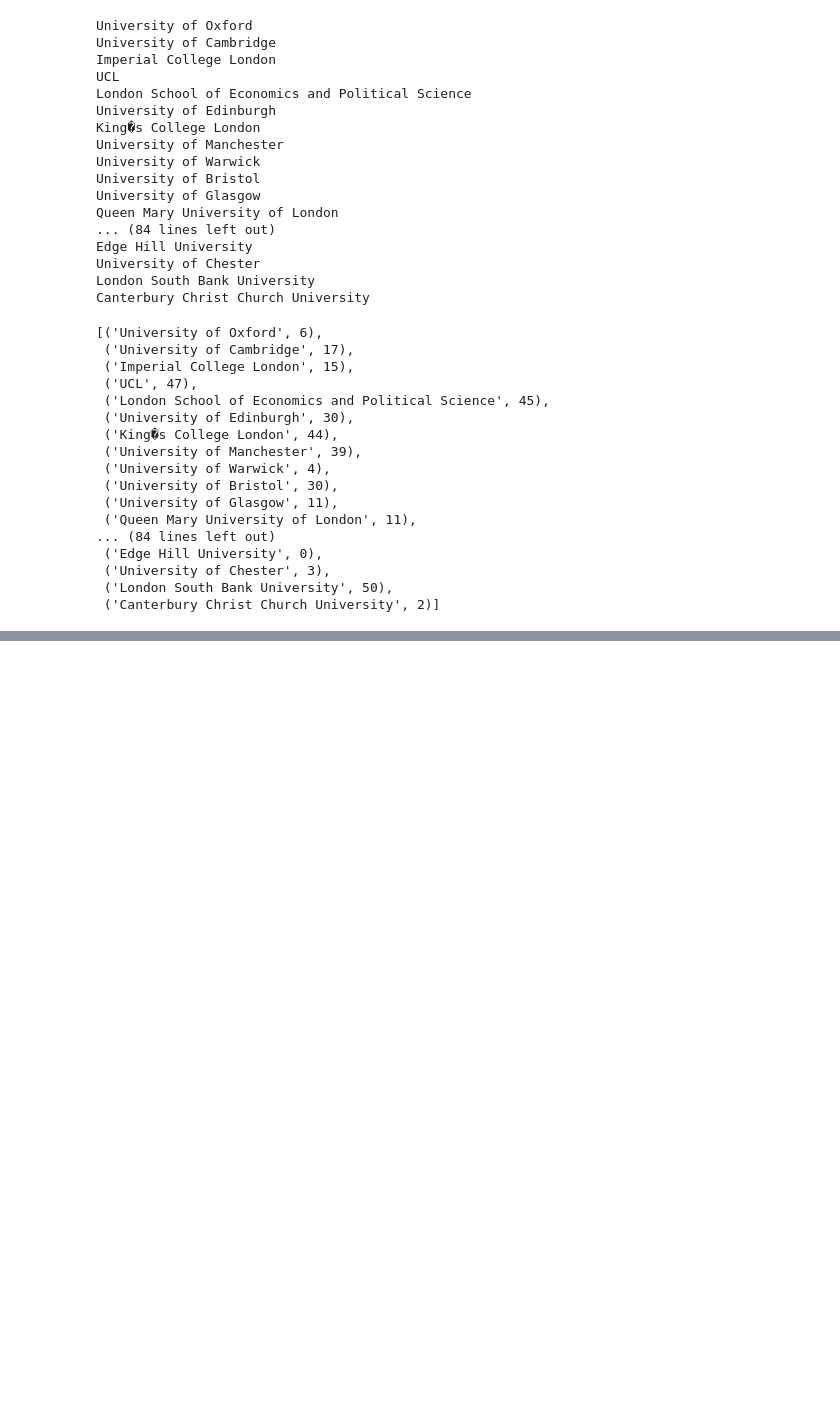
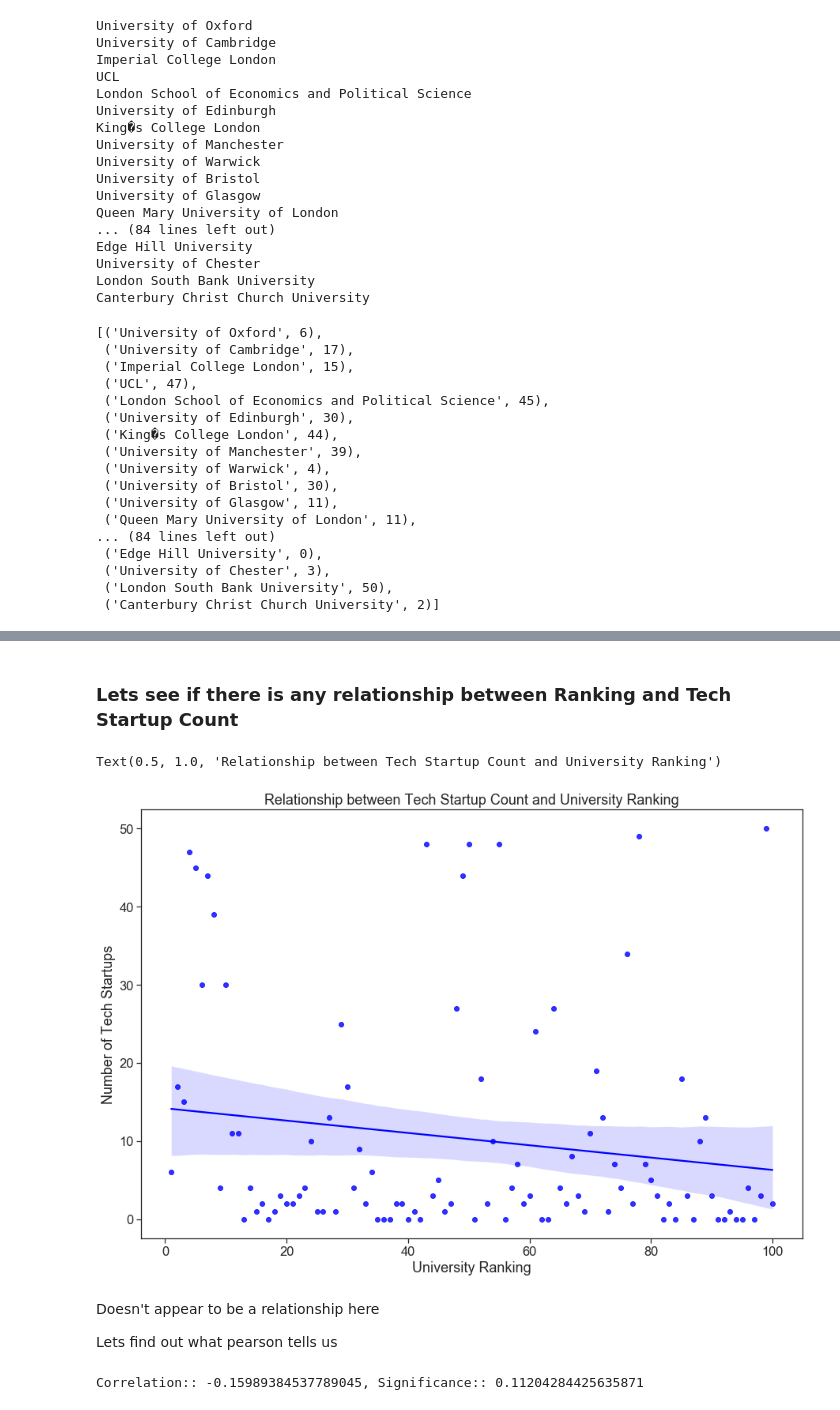
Before and after one commit to san-harbias/Coursera_Capstone, a Jupyter notebook: BattleOfTheNeighbourhoods.ipynb, the cells around one changed output, grey strips where cells are left out. Drawn from its saved outputs; the diff is of its cells as text; code cells hidden in the pictures; blank space fills up the shorter version.

```diff
--- a/BattleOfTheNeighbourhoods.ipynb
+++ b/BattleOfTheNeighbourhoods.ipynb
@@ -267,0 +280,13 @@ tech_df.to_csv('tech_df.csv')
+# %%
+import pandas as pd
+import numpy as np
+
+uni_df = pd.read_csv('uni_df.csv')
+tech_df = pd.read_csv('tech_df.csv')
+
+# Get rid of the index columns
+uni_df.drop(uni_df.columns[0], axis=1, inplace=True)
+tech_df.drop(tech_df.columns[0], axis=1, inplace=True)
+
+print(uni_df.head())
+print(tech_df.head())
@@ -267,0 +313,5 @@ tech_df.to_csv('tech_df.csv')
+# %%
+uni_df = uni_df.rename_axis('ranking').reset_index()
+# Make the ranking start from 1
+uni_df['ranking'] = (uni_df['ranking'].astype('int') +1)
+uni_df.head()
@@ -267,0 +327,10 @@ tech_df.to_csv('tech_df.csv')
+# %%
+%matplotlib inline
+
+import matplotlib as mpl
+import matplotlib.pyplot as plt
+mpl.style.use('ggplot')
+
+# import seaborn for graphing
+!conda install -c anaconda seaborn --yes
+import seaborn as sns
@@ -267,0 +344,3 @@ tech_df.to_csv('tech_df.csv')
+# %%
+df_merged = uni_df.merge(tech_df, left_on='University', right_on='University')
+df_merged.head()
@@ -267,0 +354,24 @@ tech_df.to_csv('tech_df.csv')
+# %% [markdown]
+### Lets see if there is any relationship between Ranking and Tech Startup Count
+# %%
+plt.figure(figsize=(15, 10))
+sns.set(font_scale=1.5)
+sns.set_style('ticks')
+
+ax = sns.regplot(x='ranking', y='Tech_Cnt', data=df_merged, color='blue')
+ax.set(xlabel='University Ranking', ylabel='Number of Tech Startups')
+ax.set_title('Relationship between Tech Startup Count and University Ranking')
+# %% [output]
+Text(0.5, 1.0, 'Relationship between Tech Startup Count and University Ranking')
+[figure, added]
+# %% [markdown]
+Doesn't appear to be a relationship here
+
+Lets find out what pearson tells us
+# %%
+from scipy.stats import pearsonr
+
+corr, pval = pearsonr(df_merged['ranking'], df_merged['Tech_Cnt'])
+print(f'Correlation:: {corr}, Significance:: {pval}')
+# %% [output]
+Correlation:: -0.15989384537789045, Significance:: 0.11204284425635871
```
Also changed, not shown: parts of 53 cells of this notebook, 2 other files.
